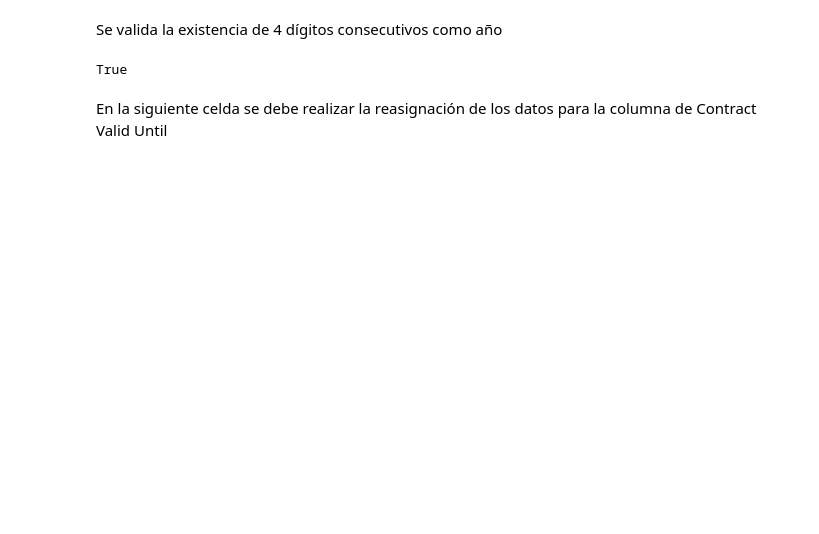
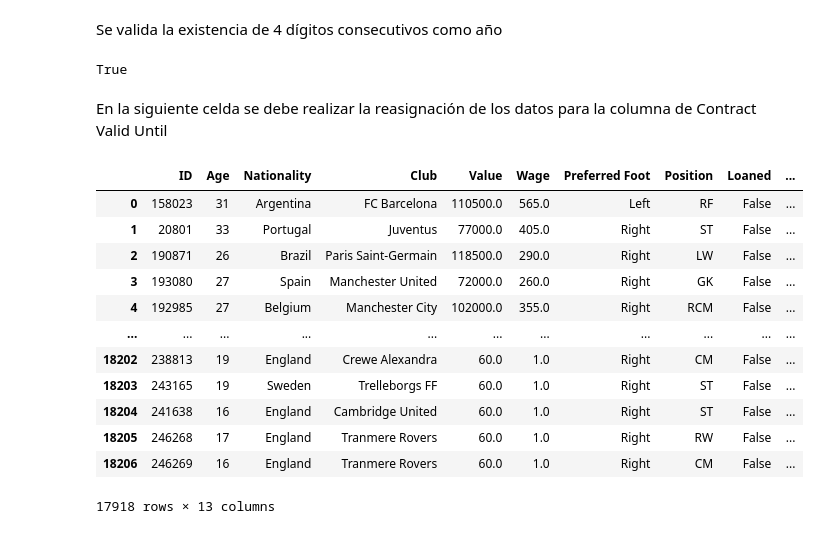
Before and after one commit to GAPPLabs/DataScienceProject, a Jupyter notebook: Proyecto.ipynb, the cells around one changed output. Cells and saved outputs as stored; diff of their text form; code cells hidden in the pictures; blank space fills up the shorter version.

Commit message:
dataframe cleaned completely

```diff
--- a/Proyecto.ipynb
+++ b/Proyecto.ipynb
@@ -358,5 +358,5 @@ True
 # %% [markdown]
 Eliminación de caracteres innecesarios en las columnas de Value, Wage y Release Clause
 # %%
-dataframe[['Value','Wage', 'Release Clause']].apply(lambda x: [tupla[1]*1000 if ('M' in tupla[0]) else tupla[1]
+dataframe[['Value','Wage', 'Release Clause']] = dataframe[['Value','Wage', 'Release Clause']].apply(lambda x: [tupla[1]*1000 if ('M' in tupla[0]) else tupla[1]
                                     for tupla in [(value, float(re.findall('(\d+(?:\.\d+)?)', value)[0])) for value in x]])
@@ -385,4 +371,4 @@ True
 # %% [markdown]
 Ahora se extraen los valores y se asignan a la misma celda de Weight
 # %%
-dataframe[['Weight']].apply(lambda x: [float(re.findall('(\d+(?:\.\d+)?)', y)[0]) for y in x])
+dataframe.Weight = dataframe[['Weight']].apply(lambda x: [float(re.findall('(\d+(?:\.\d+)?)', y)[0]) for y in x])
@@ -409,3 +383,9 @@ True
+# %%
+# [(int(y[0])*12+int(y[1])) for y in [x.split("'") for x in dataframe['Height']]] Línea inicial
+# len([(y[0]*12+y[1]) for y in [list(map(int, x.split("'")))  for x in dataframe['Height']]])
+# [x.split(',') for x in dataframe.Height.values]
+#Línea empleando nested comprehensive lists
+dataframe.Height = [y[0]*12+y[1] for y in [[int(y) for y in x.split("'")] for x in dataframe['Height']]]
 # %% [markdown]
 Se actualizan los valores cadena de la columna
 # %%
@@ -447,3 +398,21 @@ all([re.findall('\d{4}', x)[0] for x in dataframe['Contract Valid Until'].values
 True
 # %% [markdown]
 En la siguiente celda se debe realizar la reasignación de los datos para la columna de Contract Valid Until
+# %%
+dataframe['Contract Valid Until'] = dataframe['Contract Valid Until'].apply(lambda x: int(re.findall('\d{4}', x)[0]))
+# %%
+dataframe
+# %% [output]
+|  | ID | Age | Nationality | Club | Value | Wage | Preferred Foot | Position | Loaned | ... |
+| 0 | 158023 | 31 | Argentina | FC Barcelona | 110500.0 | 565.0 | Left | RF | False | ... |
+| 1 | 20801 | 33 | Portugal | Juventus | 77000.0 | 405.0 | Right | ST | False | ... |
+| 2 | 190871 | 26 | Brazil | Paris Saint-Germain | 118500.0 | 290.0 | Right | LW | False | ... |
+| 3 | 193080 | 27 | Spain | Manchester United | 72000.0 | 260.0 | Right | GK | False | ... |
+| 4 | 192985 | 27 | Belgium | Manchester City | 102000.0 | 355.0 | Right | RCM | False | ... |
+| ... | ... | ... | ... | ... | ... | ... | ... | ... | ... | ... |
+| 18202 | 238813 | 19 | England | Crewe Alexandra | 60.0 | 1.0 | Right | CM | False | ... |
+| 18203 | 243165 | 19 | Sweden | Trelleborgs FF | 60.0 | 1.0 | Right | ST | False | ... |
+| 18204 | 241638 | 16 | England | Cambridge United | 60.0 | 1.0 | Right | ST | False | ... |
+| 18205 | 246268 | 17 | England | Tranmere Rovers | 60.0 | 1.0 | Right | RW | False | ... |
+| 18206 | 246269 | 16 | England | Tranmere Rovers | 60.0 | 1.0 | Right | CM | False | ... |
+17918 rows × 13 columns
```
Also changed, not shown: parts of 9 cells of this notebook, 3 other files.
